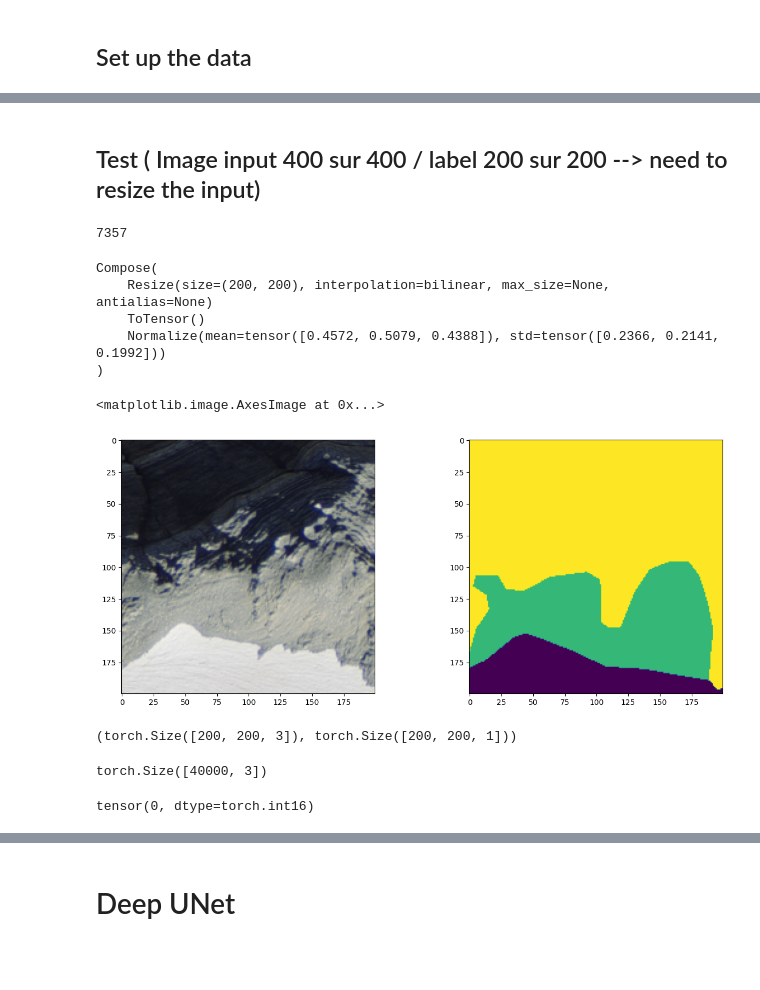
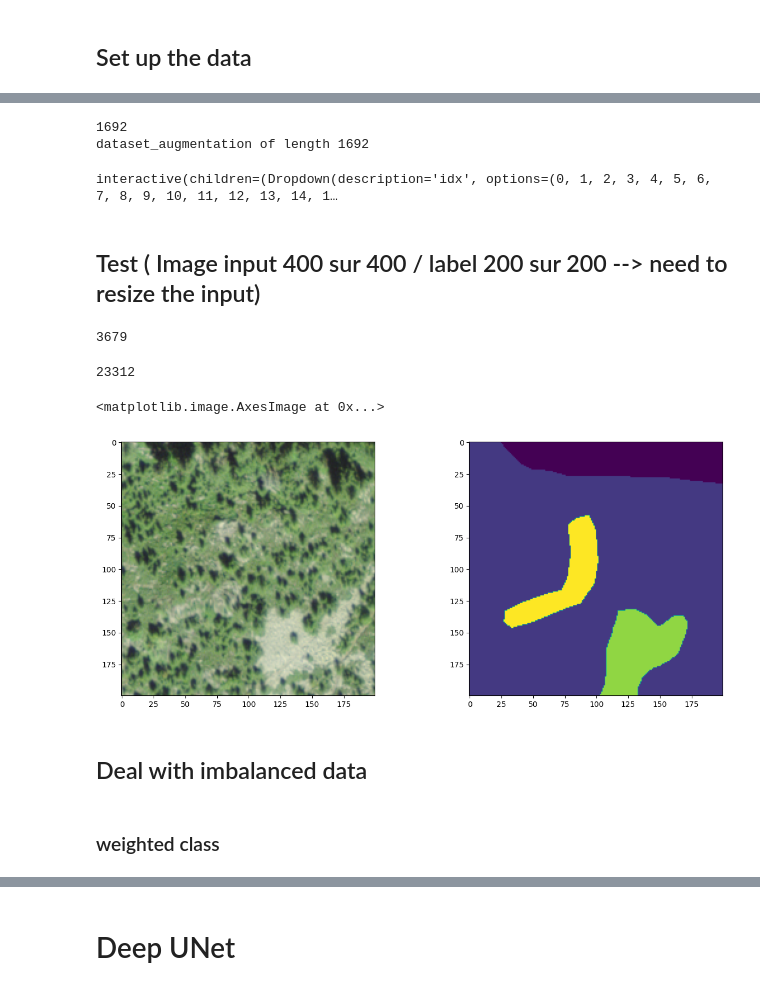
Before and after one commit to a-texier/IPEO-project-2022, a Jupyter notebook: Project-IPEO-2022.ipynb, the cells around one changed output, grey strips where cells are left out. Cells and saved outputs as stored; diff of their text form; code cells hidden in the pictures; blank space fills up the shorter version.

Commit message:
data_augmentation + weighted class

```diff
--- a/Project-IPEO-2022.ipynb
+++ b/Project-IPEO-2022.ipynb
@@ -172,38 +171,49 @@ transforms_val = T.Compose([
   T.ToTensor(),
   normalize
 ])
+# %%
+# initialize the dataset (call the constructor __init__)
+
+dataset_augmentation =  Alpine(transforms=transforms_train,transforms_under_rep_class=transform_under_rep_class, split="train", frac=frac)
+#dataset = Alpine(transforms=transforms_train,transforms_under_rep_class=None, split="train", frac=frac)
+
+print(f"dataset_augmentation of length {len(dataset_augmentation)}")
+# plot individual samples
+from ipywidgets import interact
+@interact(idx=range(1000))
+def plot_sample(idx=0):
+    img, img_label = dataset[idx]
+    img = unnormalize(img).permute(1,2,0)
+    img_label = img_label.permute(1,2,0)
+    plt.figure(figsize=(15, 6))
+    plt.subplot(1,2,1)
+    plt.imshow(img)
+    plt.subplot(1,2,2)
+    plt.imshow(img_label)
+# %% [output]
+1692
+dataset_augmentation of length 1692
+interactive(children=(Dropdown(description='idx', options=(0, 1, 2, 3, 4, 5, 6, 7, 8, 9, 10, 11, 12, 13, 14, 1…
 # %% [markdown]
 ## Test ( Image input 400 sur 400 / label 200 sur 200 --> need to resize the input)
 # %%
-train_dataset = Alpine(transforms=transforms_train, split='train')
+test_dataset = Alpine(transforms=transforms_train, split='test')
 # %% [output]
-7357
+3679
-# %%
-transforms_train
-# %% [output]
-Compose(
-    Resize(size=(200, 200), interpolation=bilinear, max_size=None, antialias=None)
-    ToTensor()
-    Normalize(mean=tensor([0.4572, 0.5079, 0.4388]), std=tensor([0.2366, 0.2141, 0.1992]))
-)
+# %%
+len(np.where(test_dataset[0][1][0] == 5)[0])
+# %% [output]
+23312
 # %%
 plt.figure(figsize=(15, 6))
 plt.subplot(1,2,1)
-plt.imshow(unnormalize(train_dataset[94][0]).permute(1,2,0))
+plt.imshow(unnormalize(test_dataset[94][0]).permute(1,2,0))
 plt.subplot(1,2,2)
-plt.imshow((train_dataset[94][1]).permute(1,2,0))
+plt.imshow((test_dataset[94][1]).permute(1,2,0))
 # %% [output]
 <matplotlib.image.AxesImage at 0x...>
-[figure, old version]
+[figure, new version]
-# %%
-train_dataset[94][0].permute(1,2,0).shape,train_dataset[94][1].permute(1,2,0).shape
-# %% [output]
-(torch.Size([200, 200, 3]), torch.Size([200, 200, 1]))
-# %%
-train_dataset[94][0].flatten(-2).permute(1,0).shape
-# %% [output]
-torch.Size([40000, 3])
-# %%
-(train_dataset[5000][1]).min()
-# %% [output]
-tensor(0, dtype=torch.int16)
+# %% [markdown]
+## Deal with imbalanced data
+# %% [markdown]
+### weighted class
```
Also changed, not shown: parts of 20 cells of this notebook.
